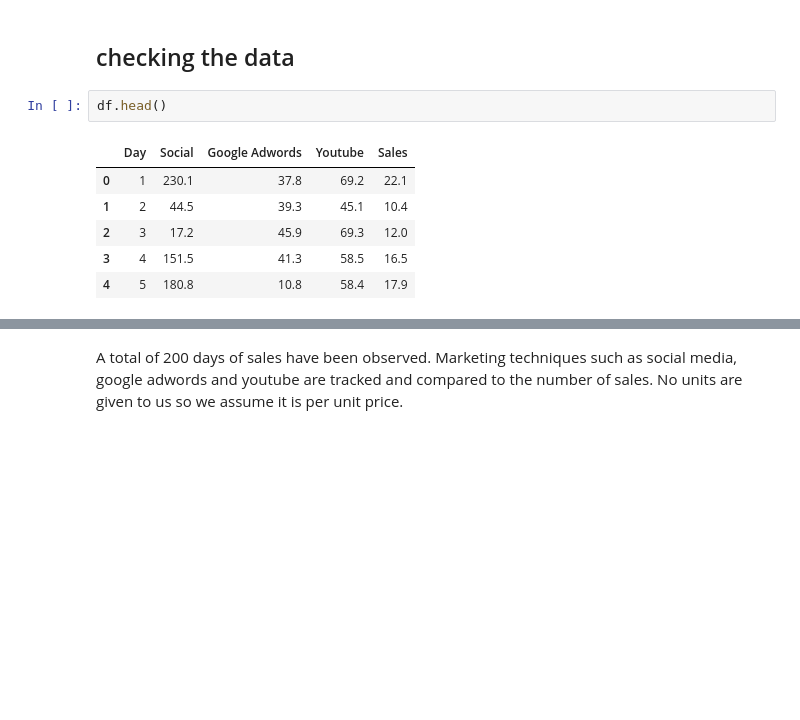
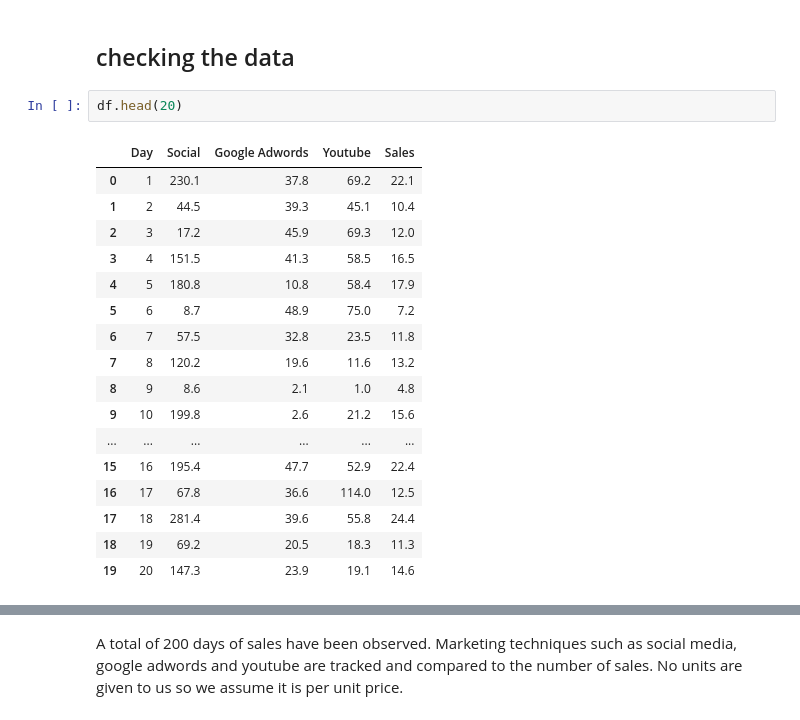
Before and after one commit to Bawnd/Unit_1_repo, a Jupyter notebook: Advertising Project.ipynb, the cells around one changed output, grey strips where cells are left out. Saved outputs shown, nothing was run; the diff lists cells and outputs as text; blank space fills up the shorter version.

```diff
--- a/Advertising Project.ipynb
+++ b/Advertising Project.ipynb
@@ -26,13 +30,24 @@ df = pd.read_csv("/home/bonk/Downloads/advertising.csv")
 # %% [markdown]
 ## checking the data
 # %%
-df.head()
+df.head(20)
 # %% [output]
 |  | Day | Social | Google Adwords | Youtube | Sales |
 | 0 | 1 | 230.1 | 37.8 | 69.2 | 22.1 |
 | 1 | 2 | 44.5 | 39.3 | 45.1 | 10.4 |
 | 2 | 3 | 17.2 | 45.9 | 69.3 | 12.0 |
 | 3 | 4 | 151.5 | 41.3 | 58.5 | 16.5 |
 | 4 | 5 | 180.8 | 10.8 | 58.4 | 17.9 |
+| 5 | 6 | 8.7 | 48.9 | 75.0 | 7.2 |
+| 6 | 7 | 57.5 | 32.8 | 23.5 | 11.8 |
+| 7 | 8 | 120.2 | 19.6 | 11.6 | 13.2 |
+| 8 | 9 | 8.6 | 2.1 | 1.0 | 4.8 |
+| 9 | 10 | 199.8 | 2.6 | 21.2 | 15.6 |
+| ... | ... | ... | ... | ... | ... |
+| 15 | 16 | 195.4 | 47.7 | 52.9 | 22.4 |
+| 16 | 17 | 67.8 | 36.6 | 114.0 | 12.5 |
+| 17 | 18 | 281.4 | 39.6 | 55.8 | 24.4 |
+| 18 | 19 | 69.2 | 20.5 | 18.3 | 11.3 |
+| 19 | 20 | 147.3 | 23.9 | 19.1 | 14.6 |
 # %%
 df.tail()
```
Also changed, not shown: parts of 80 cells of this notebook.
